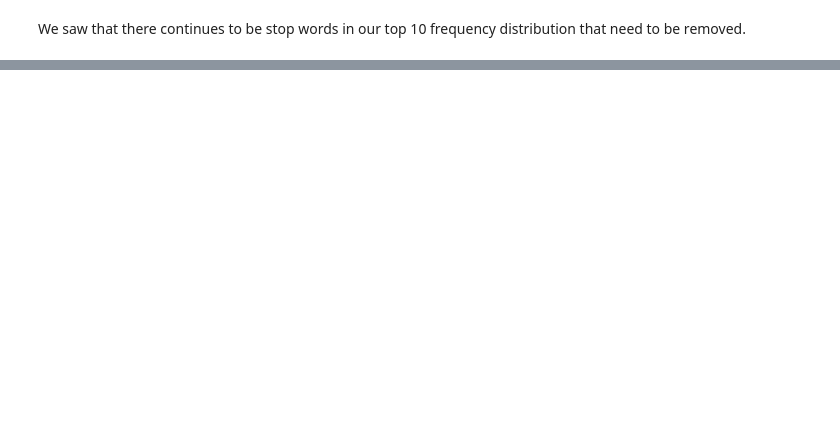
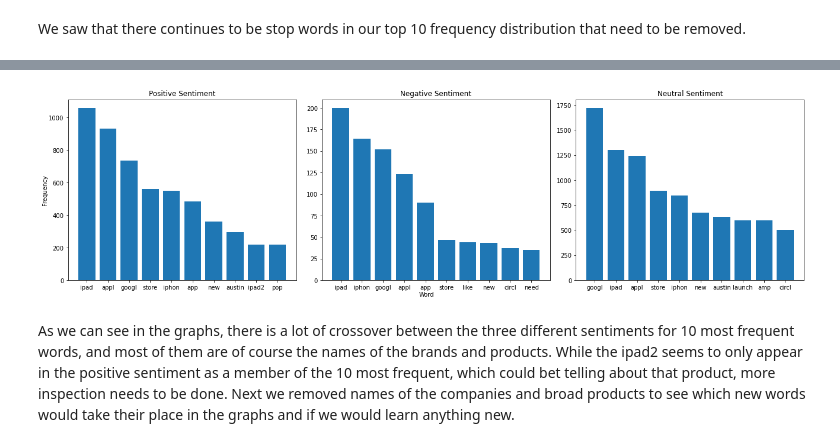
Before and after one commit to chrismiley87/tweet-project, a Jupyter notebook: notebook.ipynb, the cells around one changed output, grey strips where cells are left out. Saved outputs shown, nothing was run; the diff lists cells and outputs as text; code cells hidden in the pictures; blank space fills up the shorter version.

```diff
--- a/notebook.ipynb
+++ b/notebook.ipynb
@@ -470,0 +626,47 @@ print(tweet_stopped_freqdist.most_common(50))
+# %%
+#list of cleaned words from positive sentiment rows
+positive_tweet_words = [word for index, row in df.iterrows() if row['sentiment'] == 'Positive' for word in row['tweet_stemmed'] if word not in stopwords_list]
+
+#create a frequency distribution of the positive words list
+positive_tweet_freqdist = FreqDist(positive_tweet_words)
+
+#list of cleaned words from negative sentiment rows
+negative_tweet_words = [word for index, row in df.iterrows() if row['sentiment'] == 'Negative' for word in row['tweet_stemmed'] if word not in stopwords_list]
+
+#create a frequency distribution of the negative words list
+negative_tweet_freqdist = FreqDist(negative_tweet_words)
+
+#list of cleaned words from neutral sentiment rows
+neutral_tweet_words = [word for index, row in df.iterrows() if row['sentiment'] == 'Neutral' for word in row['tweet_stemmed'] if word not in stopwords_list]
+
+#create a frequency distribution of the neutral words list
+neutral_tweet_freqdist = FreqDist(neutral_tweet_words)
+# %%
+# Create subplots for the three graphs
+fig, ax = plt.subplots(1, 3, figsize=(18, 5))
+
+# Plot the top 10 word frequency for positive sentiment
+ax[0].bar(*zip(*positive_tweet_freqdist.most_common(10)))
+ax[0].set_title('Positive Sentiment')
+
+# Plot the top 10 word frequency for negative sentiment
+ax[1].bar(*zip(*negative_tweet_freqdist.most_common(10)))
+ax[1].set_title('Negative Sentiment')
+
+# Plot the top 10 word frequency for neutral sentiment
+ax[2].bar(*zip(*neutral_tweet_freqdist.most_common(10)))
+ax[2].set_title('Neutral Sentiment')
+
+# Set common x-label and y-label for all subplots
+fig.text(0.5, 0.00, 'Word', ha='center')
+fig.text(0.00, 0.5, 'Frequency', va='center', rotation='vertical')
+
+# Adjust spacing between subplots
+plt.tight_layout()
+
+# Show the plot
+plt.show()
+# %% [output]
+[figure, added]
+# %% [markdown]
+As we can see in the graphs, there is a lot of crossover between the three different sentiments for 10 most frequent words, and most of them are of course the names of the brands and products. While the ipad2 seems to only appear in the positive sentiment as a member of the 10 most frequent, which could bet telling about that product, more inspection needs to be done. Next we removed names of the companies and broad products to see which new words would take their place in the graphs and if we would learn anything new.
```
Also changed, not shown: parts of 30 cells of this notebook.
